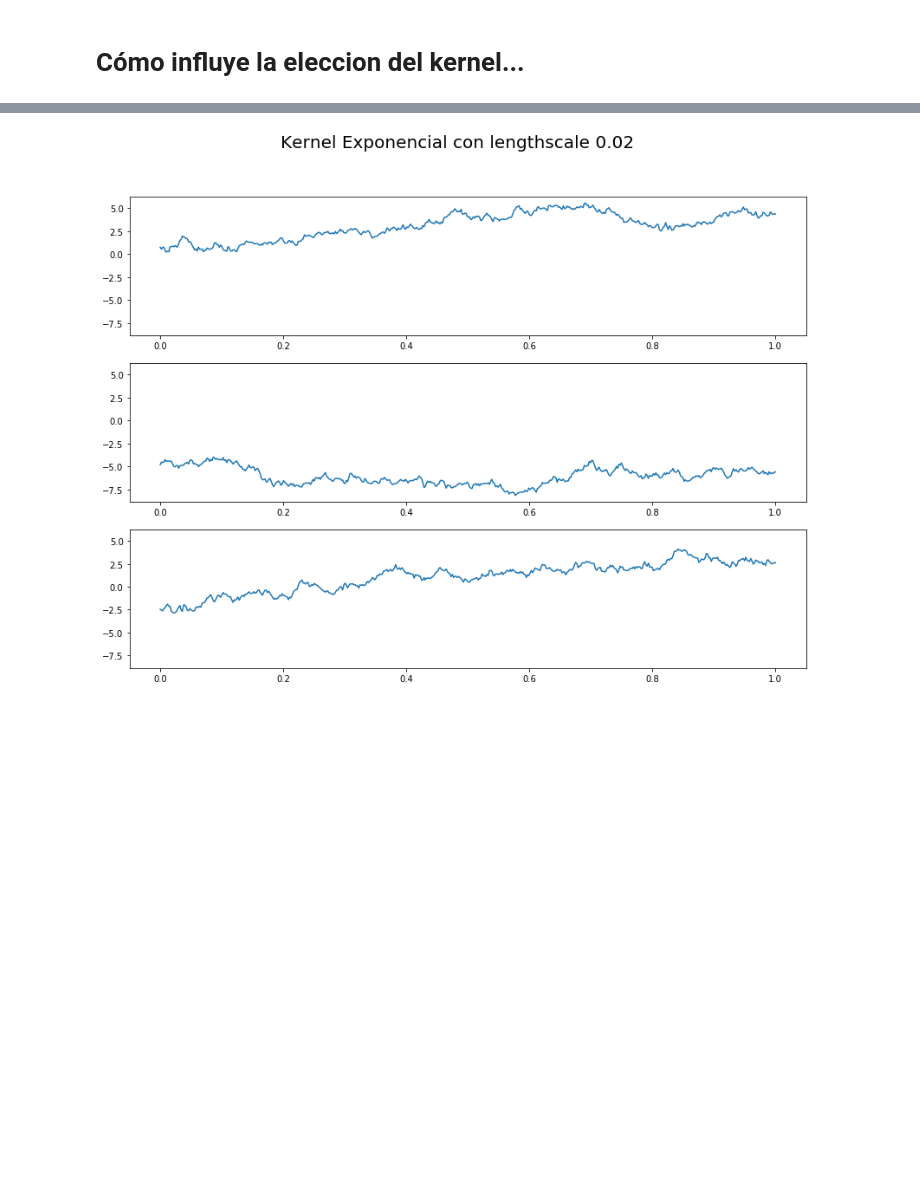
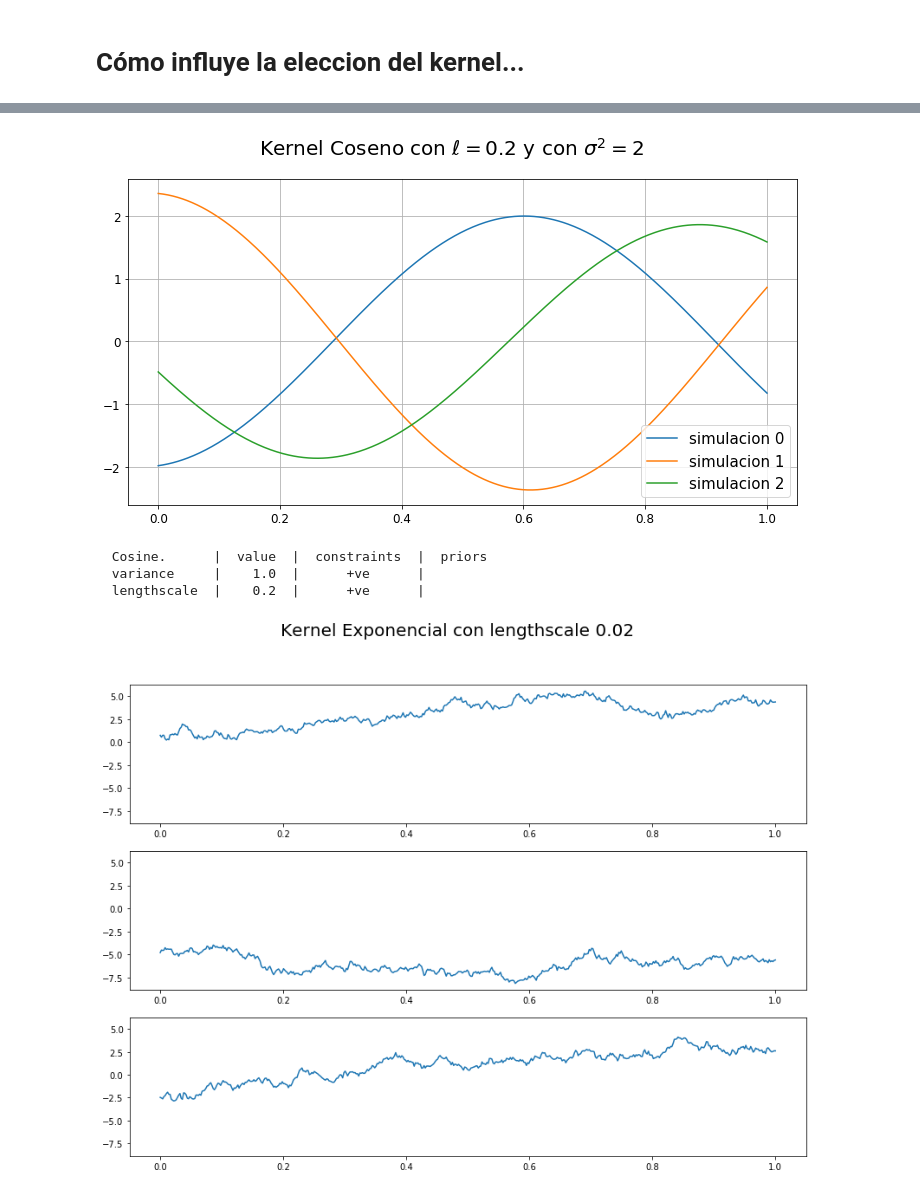
Before and after one commit to jpmerlet/gp_spc, a Jupyter notebook: code_git/presentacion_resultados.ipynb, the cells around one changed output, grey strips where cells are left out. Saved outputs shown, nothing was run; the diff lists cells and outputs as text; code cells hidden in the pictures; blank space fills up the shorter version.

```diff
--- a/code_git/presentacion_resultados.ipynb
+++ b/code_git/presentacion_resultados.ipynb
@@ -96,3 +156,37 @@ plt.show()
+# %%
+k = GPy.kern.Cosine(input_dim=1, lengthscale=ell,variance=sigma2)
+X = np.linspace(0.,1.,500)
+
+# 500 points evenly spaced over [0,1]
+X = X[:,None]
+# reshape X to make it n*D
+mu = np.zeros((500))
+# vector of the means
+C = k.K(X,X)
+# covariance matrix
+# Generate 20 sample path with mean mu and covariance C
+Z = np.random.multivariate_normal(mu,C,20)
+
+fig, axes = plt.subplots(nrows=1, ncols=1, sharey=True)
+fig.set_size_inches(12,6)
+
+for i in range(3):
+    axes.plot(X[:], Z[i,], label = 'simulacion {}'.format(i))
+    # eje_i.set_title('Kernel RBF con lengthscale {}'.format(0.02), size=20)
+plt.suptitle(r'Kernel Coseno con $\ell = ${} y con $\sigma^2= ${}'.format(ell,sigma2), fontsize=20)
+plt.legend(prop={'size': 15})
+axes.tick_params(axis='x', which='major', labelsize=12)
+axes.tick_params(axis='y', which='major', labelsize=12)
+plt.grid()
+plt.show()
+# %% [output]
+[figure, added]
+# %%
+print(k)
+# %% [output]
+  Cosine.      |  value  |  constraints  |  priors
+  variance     |    1.0  |      +ve      |
+  lengthscale  |    0.2  |      +ve      |
 # %%
 k = GPy.kern.Exponential(input_dim=1, lengthscale=1, variance=9)
 X = np.linspace(0.,1.,500)
```
Also changed, not shown: parts of 4 cells of this notebook, 3 other files.
